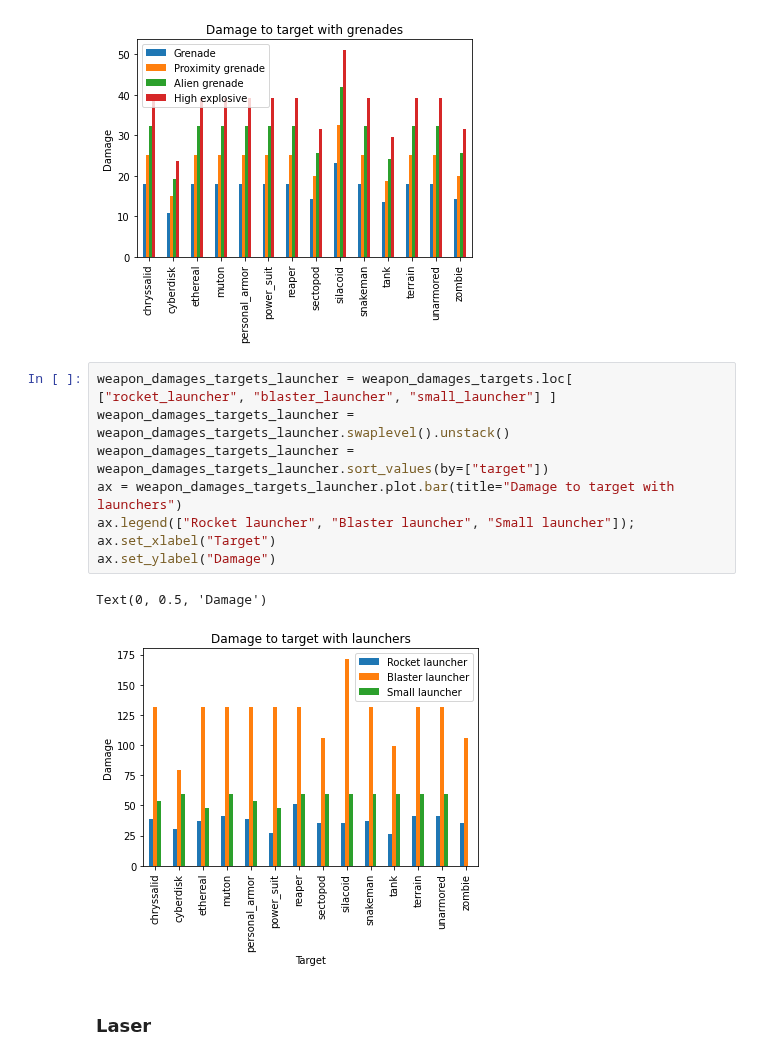
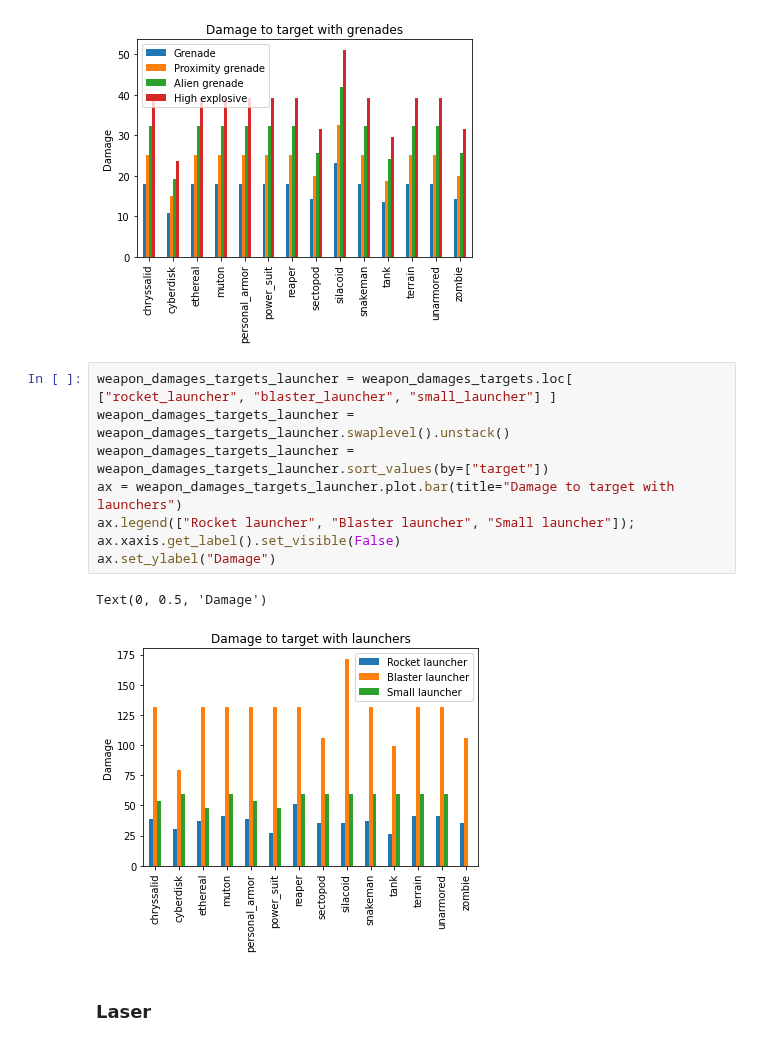
Before and after one commit to Bernardo-MG/xcom-analysis-jupyter-notebook, a Jupyter notebook: enemy_unknown/weapon_damage_target.ipynb, the cells around one changed output. Drawn from its saved outputs; the diff is of its cells as text.

```diff
--- a/enemy_unknown/weapon_damage_target.ipynb
+++ b/enemy_unknown/weapon_damage_target.ipynb
@@ -51,14 +51,14 @@ Text(0, 0.5, 'Damage')
 # %%
 weapon_damages_targets_launcher = weapon_damages_targets.loc[ ["rocket_launcher", "blaster_launcher", "small_launcher"] ]
 weapon_damages_targets_launcher = weapon_damages_targets_launcher.swaplevel().unstack()
 weapon_damages_targets_launcher = weapon_damages_targets_launcher.sort_values(by=["target"])
 ax = weapon_damages_targets_launcher.plot.bar(title="Damage to target with launchers")
 ax.legend(["Rocket launcher", "Blaster launcher", "Small launcher"]);
-ax.set_xlabel("Target")
+ax.xaxis.get_label().set_visible(False)
 ax.set_ylabel("Damage")
 # %% [output]
 Text(0, 0.5, 'Damage')
-[figure, old version]
+[figure, new version]
 # %% [markdown]
 ### Laser
 # %%
```
Also changed, not shown: 12 other files.
